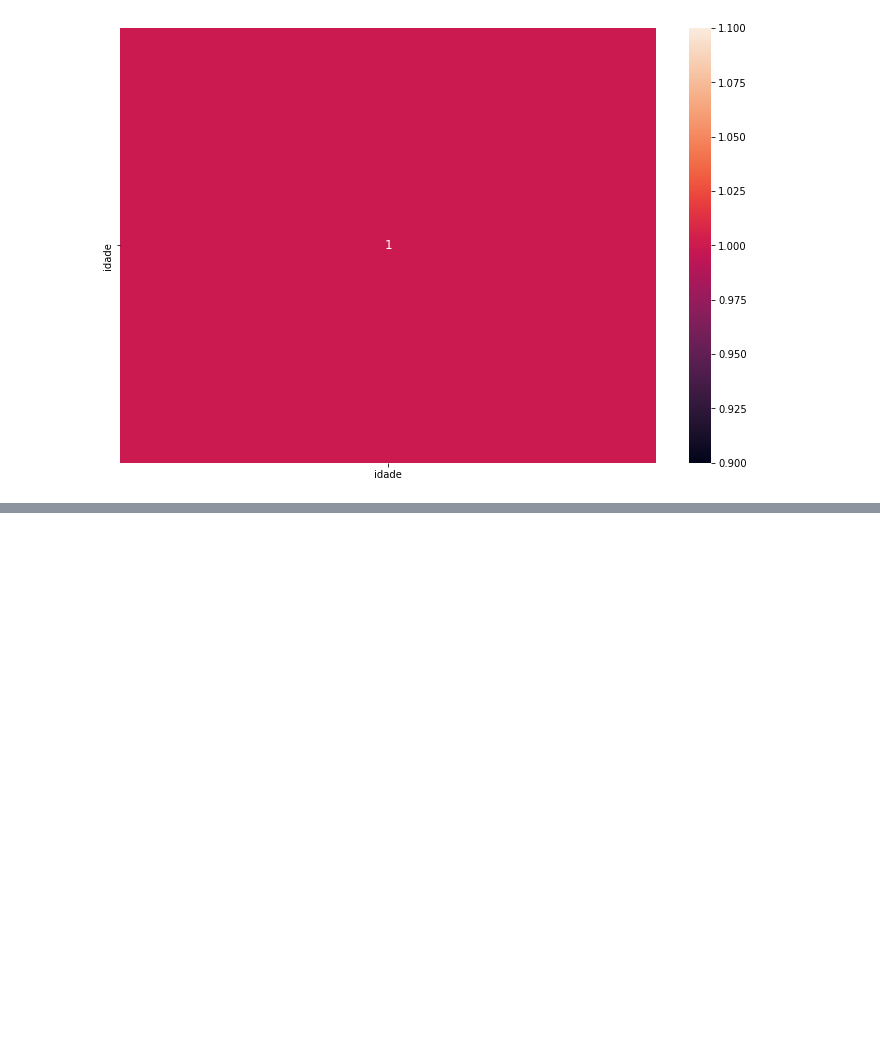
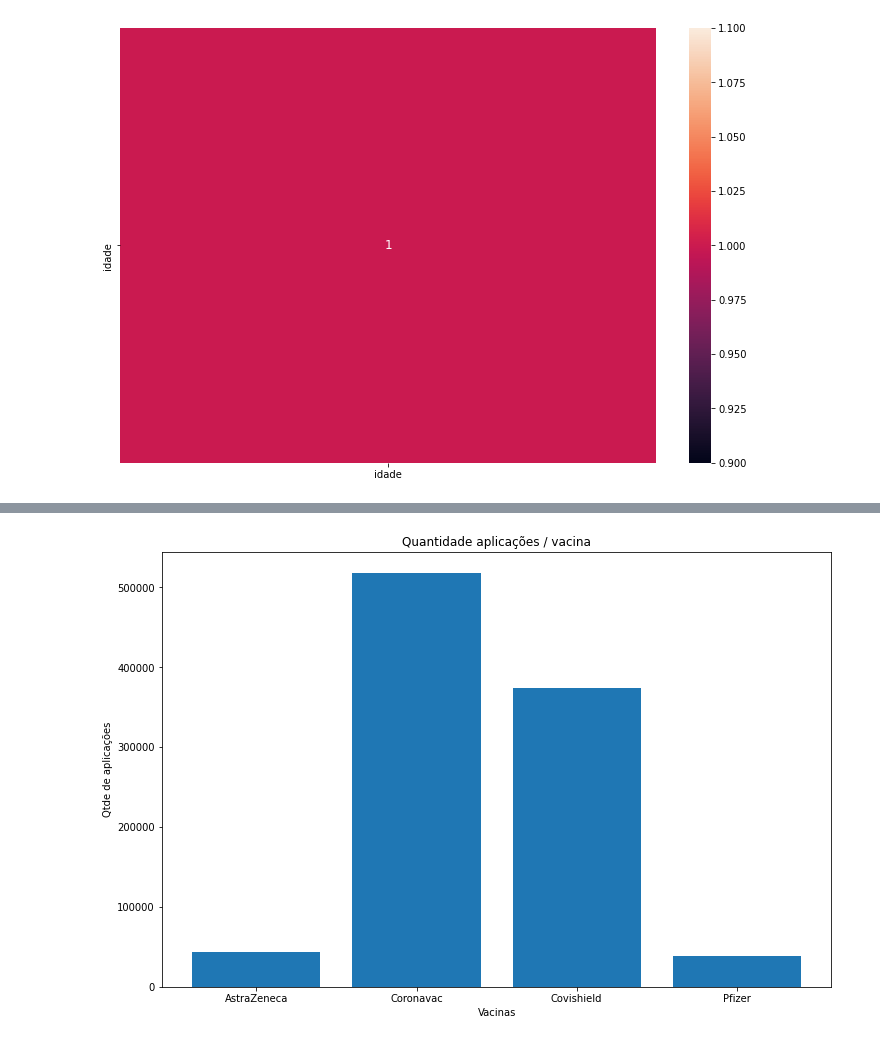
Before and after one commit to LeodeFaria/IDP, a Jupyter notebook: Trabalho.ipynb, the cells around one changed output, grey strips where cells are left out. Saved outputs shown, nothing was run; the diff lists cells and outputs as text; code cells hidden in the pictures; blank space fills up the shorter version.

```diff
--- a/Trabalho.ipynb
+++ b/Trabalho.ipynb
@@ -302,2 +419,14 @@ df_vacinaAGG#.head(10)
+# %%
+plt.figure(figsize=(12,8))
+
+plt.bar(x=df_vacinaAGG.index
+            , height = df_vacinaAGG.idade)
+
+plt.xlabel('Vacinas')
+plt.ylabel('Qtde de aplicações')
+plt.title('Quantidade aplicações / vacina')
+plt.show()
+# %% [output]
+[figure, added]
 # %%
 df_vacinaAGGcat = df_vacina.groupby(['vacina_categoria']).agg('count')
```
Also changed, not shown: parts of 27 cells of this notebook.
